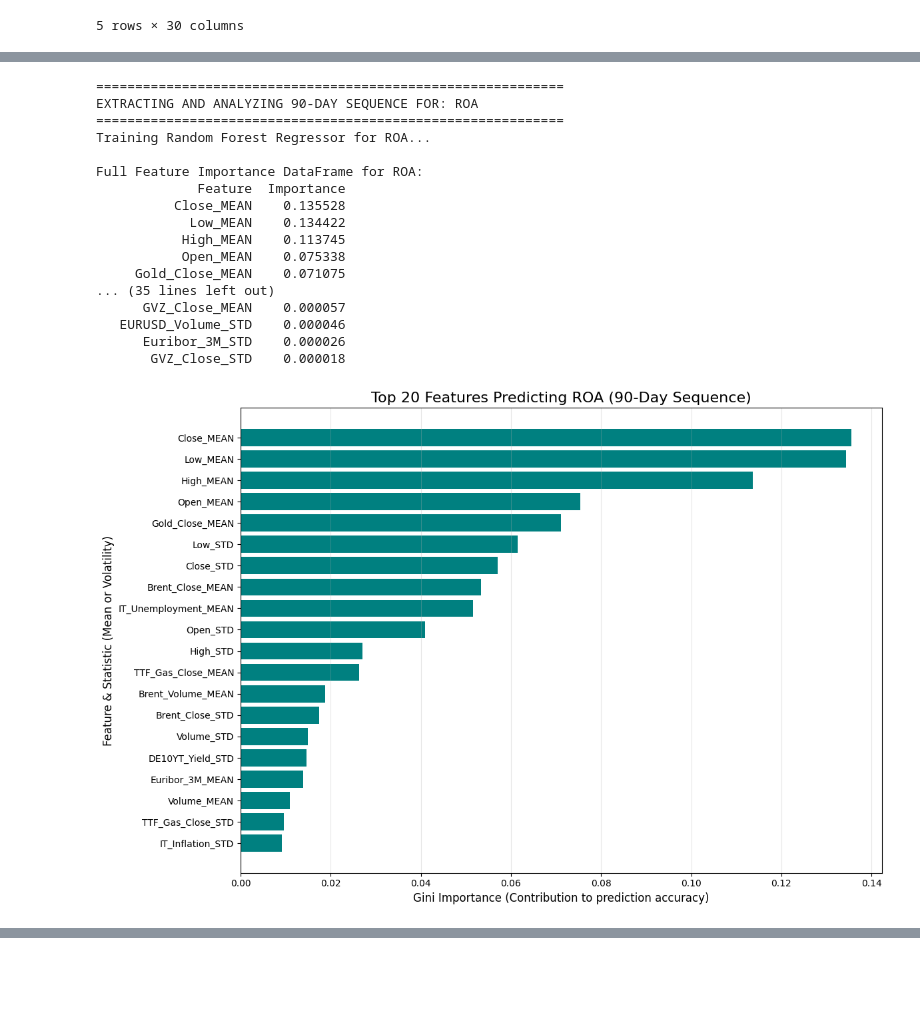
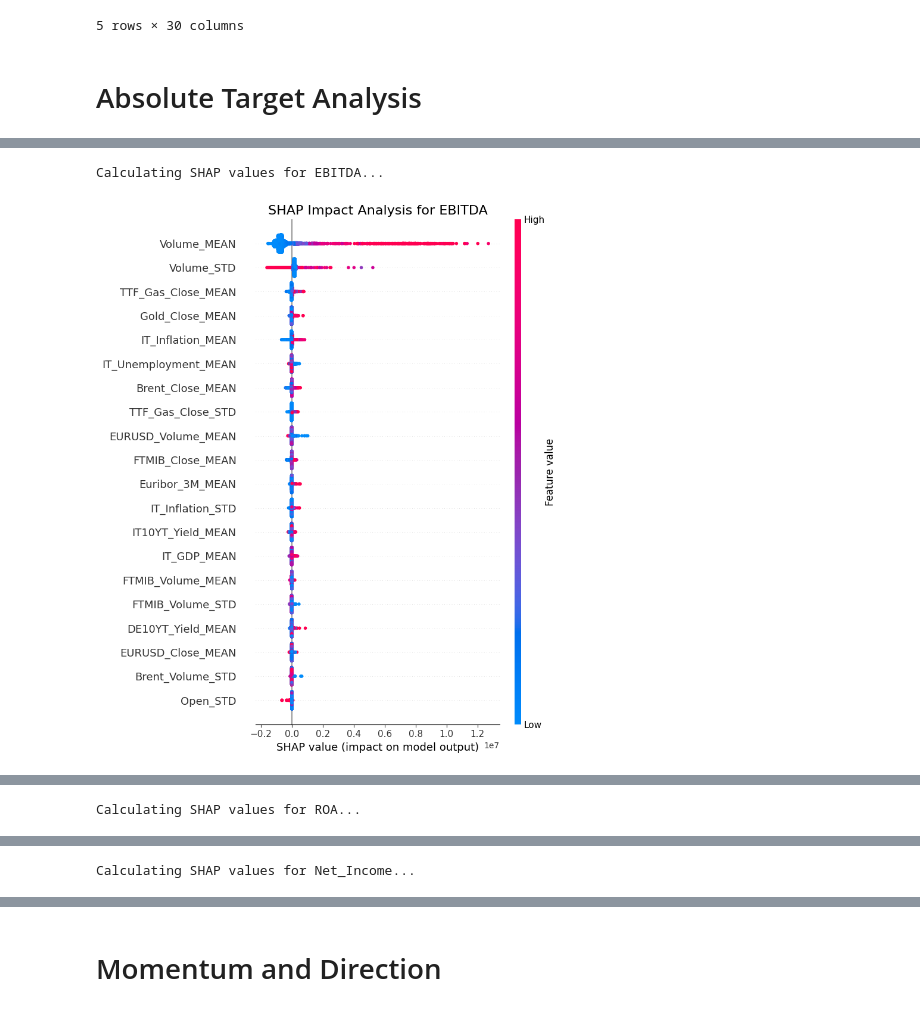
Before and after one commit to dvdbaggio/Mixed-Frequency-Forecasting, a Jupyter notebook: Analysis/features_selection.ipynb, the cells around one changed output, grey strips where cells are left out. Cells and saved outputs as stored; diff of their text form; code cells hidden in the pictures; blank space fills up the shorter version.

Commit message:
analysis of directionality

```diff
--- a/Analysis/features_selection.ipynb
+++ b/Analysis/features_selection.ipynb
@@ -28,12 +30,13 @@ features = [
 ]
 
 targets = ['EBITDA', 'ROA', 'Net_Income']
+# %% [markdown]
+# Absolute Target Analysis
 # %%
 for target in targets:
-
-    print(f"\n{'='*60}")
-    print(f"EXTRACTING AND ANALYZING 90-DAY SEQUENCE FOR: {target}")
-    print(f"{'='*60}")
+    print(f"\n{'='*70}")
+    print(f"{target:^70}")
+    print(f"{'='*70}")
 
     X_aggregated = []
     y_values = []
@@ -62,10 +65,23 @@ for target in targets:
 
     X_df = pd.DataFrame(X_aggregated).fillna(0)
     y_series = pd.Series(y_values)
+    print(f"Total valid 90-day windows extracted: {len(X_df)}")
 
-    print(f"Training Random Forest Regressor for {target}...")
     scaler = StandardScaler()
     X_scaled = scaler.fit_transform(X_df)
+
+    # Mutual Information Regression
+    mi_scores = mutual_info_regression(X_scaled, y_series, random_state=42)
+    mi_df = pd.DataFrame({
+        'Feature': X_df.columns,
+        'MI_Score': mi_scores
+    }).sort_values(by='MI_Score', ascending=False)
+
+    print(f"\nTop 10 Features by Mutual Information for {target}:")
+    print(mi_df.head(10).to_string(index=False))
+
+    # 3. RANDOM FOREST TRAINING
+    print("\nTraining Random Forest Regressor...")
     rf = RandomForestRegressor(n_estimators=100, random_state=42, max_depth=6)
     rf.fit(X_scaled, y_series)
 
@@ -74,19 +90,34 @@ for target in targets:
         'Importance': rf.feature_importances_
     }).sort_values(by='Importance', ascending=False)
 
-    print(f"\nFull Feature Importance DataFrame for {target}:")
-    print(importance_df.to_string(index=False))
-    print("\n")
-
+    # Plotting random forest
     top_features = importance_df.head(20).sort_values(by='Importance', ascending=True)
 
     plt.figure(figsize=(12, 8))
     plt.barh(top_features['Feature'], top_features['Importance'], color='teal')
-    plt.title(f'Top 20 Features Predicting {target} (90-Day Sequence)', fontsize=16)
-    plt.xlabel('Gini Importance (Contribution to prediction accuracy)', fontsize=12)
-    plt.ylabel('Feature & Statistic (Mean or Volatility)', fontsize=12)
+    plt.title(f'Top 20 Features Predicting {target} (Random Forest)', fontsize=16)
+    plt.xlabel('Gini Importance', fontsize=12)
+    plt.ylabel('Feature & Statistic', fontsize=12)
     plt.grid(True, axis='x', alpha=0.3)
     plt.tight_layout()
+
+    rf_save_path = f'../Analysis/Features Importance/Absolute Target/{target}_RF.png'
+    plt.savefig(rf_save_path, dpi=300, bbox_inches='tight')
     plt.show()
-    plt.savefig(f'../Analysis/Feature Importance/{target}.png', dpi=300, bbox_inches='tight')
+
+    # Plotting SHAP values
+    print(f"\nCalculating SHAP values for {target}...")
+    explainer = shap.TreeExplainer(rf)
+    shap_values = explainer.shap_values(X_scaled)
+
+    plt.figure(figsize=(10, 6))
+    plt.title(f"SHAP Impact Analysis for {target}", fontsize=16)
+
+    # show=False prevents SHAP from immediately consuming the plot, allowing us to save it
+    shap.summary_plot(shap_values, X_df, plot_type="dot", show=False)
+    plt.tight_layout()
+
+    shap_save_path = f'../Analysis/Features Importance/Absolute Target/{target}_SHAP.png'
+    plt.savefig(shap_save_path, dpi=300, bbox_inches='tight')
+    plt.show()
 # %% [output]
@@ -111,18 +144,2 @@ Full Feature Importance DataFrame for EBITDA:
-============================================================
-EXTRACTING AND ANALYZING 90-DAY SEQUENCE FOR: ROA
-============================================================
-Training Random Forest Regressor for ROA...
-
-Full Feature Importance DataFrame for ROA:
-             Feature  Importance
-          Close_MEAN    0.135528
-            Low_MEAN    0.134422
-           High_MEAN    0.113745
-           Open_MEAN    0.075338
-     Gold_Close_MEAN    0.071075
-... (35 lines left out)
-      GVZ_Close_MEAN    0.000057
-   EURUSD_Volume_STD    0.000046
-      Euribor_3M_STD    0.000026
-       GVZ_Close_STD    0.000018
+Calculating SHAP values for EBITDA...
-[figure, old version]
+[figure, new version]
@@ -146,0 +166 @@ Full Feature Importance DataFrame for Net_Income:
+Calculating SHAP values for ROA...
@@ -146,0 +188 @@ Full Feature Importance DataFrame for Net_Income:
+Calculating SHAP values for Net_Income...
@@ -146,0 +190,2 @@ Full Feature Importance DataFrame for Net_Income:
+# %% [markdown]
+# Momentum and Direction
```
Also changed, not shown: parts of 4 cells of this notebook, 15 other files.
